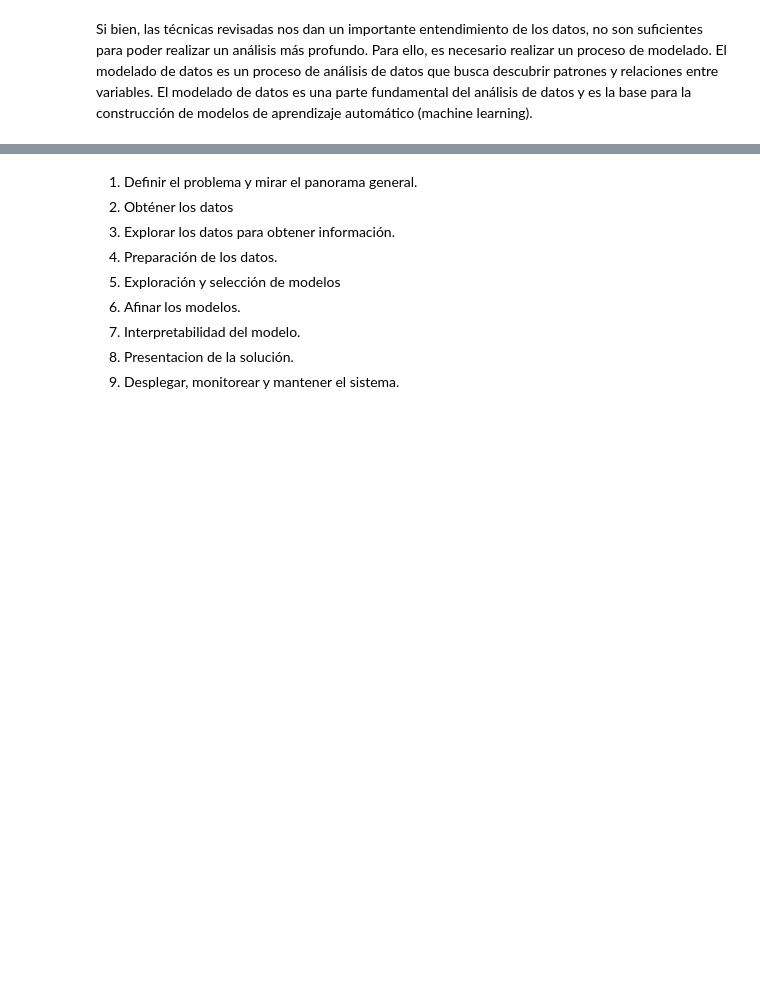
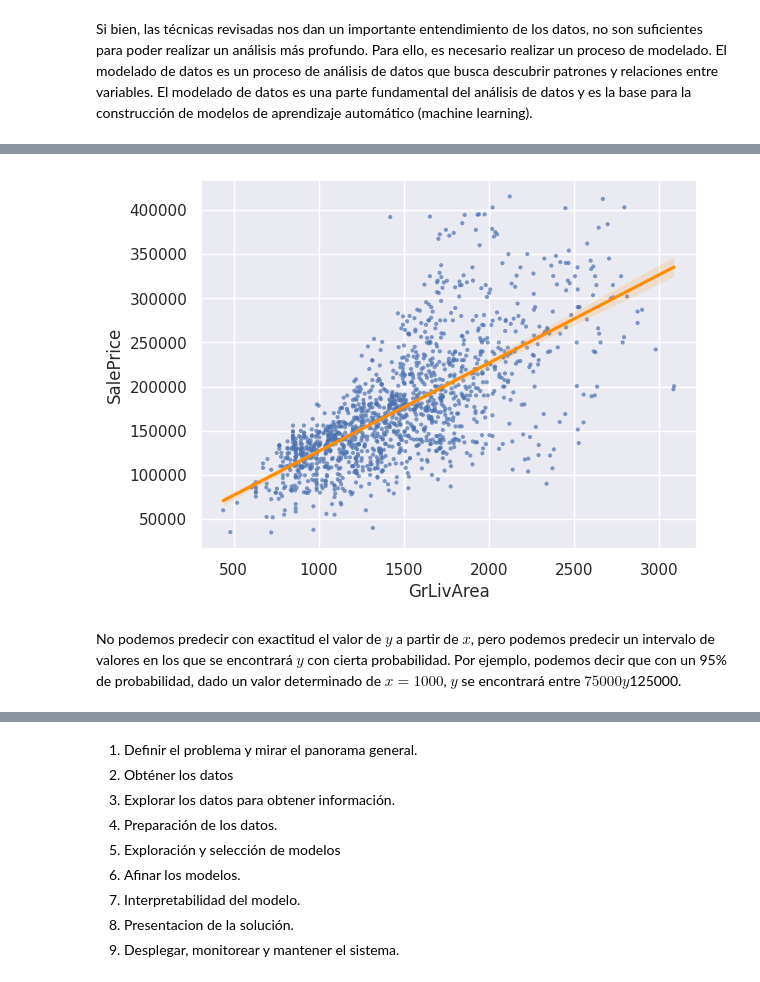
Before and after one commit to alejo-acosta/pmdb-material, a Jupyter notebook: 5.0-modelamiento.ipynb, the cells around one changed output, grey strips where cells are left out. Drawn from its saved outputs; the diff is of its cells as text; code cells hidden in the pictures; blank space fills up the shorter version.

```diff
--- a/5.0-modelamiento.ipynb
+++ b/5.0-modelamiento.ipynb
@@ -44,0 +65,19 @@ Por otro lado, tenemos modelos estocásticos o estadísticos. Un ejemplo de ést
+# %%
+# leer datos
+df = pd.read_csv('https://raw.githubusercontent.com/alejo-acosta/pmdb-material/master/data/house-train.csv')
+
+# variables categóricas y numéricas
+cat_vars = [i for i in df.columns if i not in df._get_numeric_data().columns]
+num_vars = [i for i in df.columns if i not in cat_vars]
+
+# eliminar outliers
+df = df[(np.abs(stats.zscore(df[['SalePrice', 'OverallQual', 'GrLivArea', 'GarageCars', 'GarageArea', 'TotalBsmtSF', ]])) < 3).all(axis=1)]
+
+# encode categorical variables
+le = LabelEncoder()
+
+for col in cat_vars:
+    df[col] = le.fit_transform(df[col])
+
+
+df.shape
@@ -44,0 +108,7 @@ Por otro lado, tenemos modelos estocásticos o estadísticos. Un ejemplo de ést
+# %%
+sns.regplot(x='GrLivArea', y='SalePrice', data=df, scatter_kws={'alpha':0.7, 'edgecolor':'none'}, marker='.', line_kws={'color':'darkorange'})
+plt.show()
+# %% [output]
+[figure, added]
+# %% [markdown]
+No podemos predecir con exactitud el valor de $y$ a partir de $x$, pero podemos predecir un intervalo de valores en los que se encontrará $y$ con cierta probabilidad. Por ejemplo, podemos decir que con un 95% de probabilidad, dado un valor determinado de $x=1000$, $y$ se encontrará entre $75000 y $125000.
```
Also changed, not shown: parts of 38 cells of this notebook, 55 other files.
